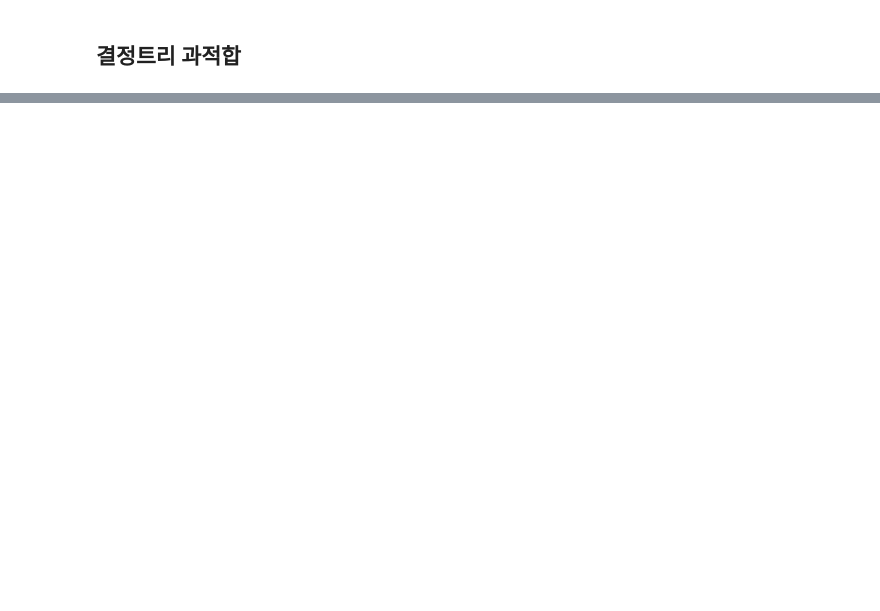
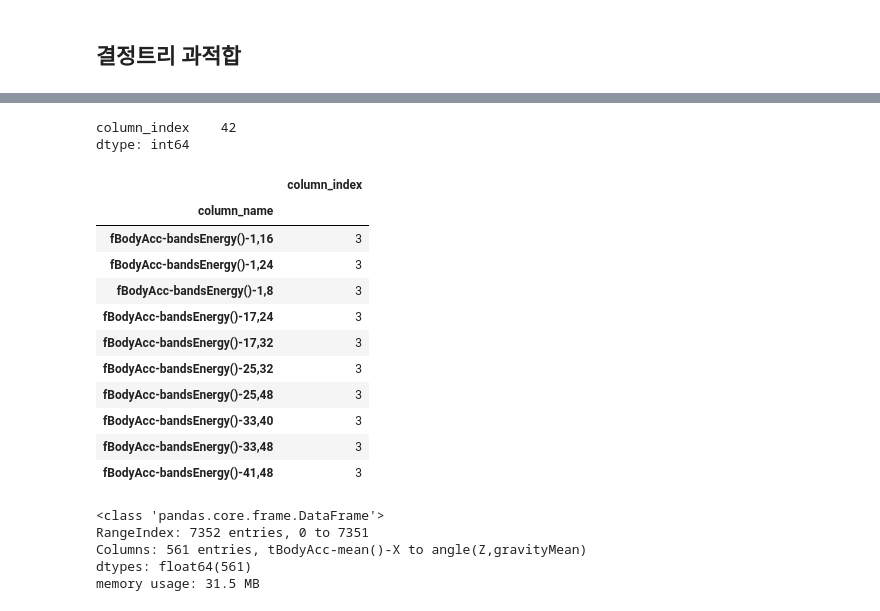
Before and after one commit to soyoonjeong/MachineLearning, a Jupyter notebook: 결정트리.ipynb, the cells around one changed output, grey strips where cells are left out. Saved outputs shown, nothing was run; the diff lists cells and outputs as text; code cells hidden in the pictures; blank space fills up the shorter version.

```diff
--- a/결정트리.ipynb
+++ b/결정트리.ipynb
@@ -66,0 +69,9 @@ petal width (cm) : 0.4003
+# %%
+import pandas as pd
+import matplotlib.pyplot as plt
+
+feature_name_df = pd.read_csv("./datasets/human_activity/features.txt", sep="\s+",\
+                             header=None, names=["column_index", "column_name"])
+feature_name= feature_name_df.iloc[:,1].values.tolist()
+print("전체 피처명에서 10개만 추출 :", feature_name[:10])
+feature_name_df.head(3)
@@ -66,0 +84,19 @@ petal width (cm) : 0.4003
+# %%
+feature_dup_df = feature_name_df.groupby("column_name").count()
+print(feature_dup_df[feature_dup_df["column_index"]>1].count())
+feature_dup_df[feature_dup_df["column_index"]>1].head(10)
+# %% [output]
+column_index    42
+dtype: int64
+|  | column_index |
+| column_name |  |
+| fBodyAcc-bandsEnergy()-1,16 | 3 |
+| fBodyAcc-bandsEnergy()-1,24 | 3 |
+| fBodyAcc-bandsEnergy()-1,8 | 3 |
+| fBodyAcc-bandsEnergy()-17,24 | 3 |
+| fBodyAcc-bandsEnergy()-17,32 | 3 |
+| fBodyAcc-bandsEnergy()-25,32 | 3 |
+| fBodyAcc-bandsEnergy()-25,48 | 3 |
+| fBodyAcc-bandsEnergy()-33,40 | 3 |
+| fBodyAcc-bandsEnergy()-33,48 | 3 |
+| fBodyAcc-bandsEnergy()-41,48 | 3 |
@@ -66,0 +133,8 @@ petal width (cm) : 0.4003
+# %%
+X_train.info()
+# %% [output]
+<class 'pandas.core.frame.DataFrame'>
+RangeIndex: 7352 entries, 0 to 7351
+Columns: 561 entries, tBodyAcc-mean()-X to angle(Z,gravityMean)
+dtypes: float64(561)
+memory usage: 31.5 MB
```
Also changed, not shown: parts of 13 cells of this notebook, 1 other file.
